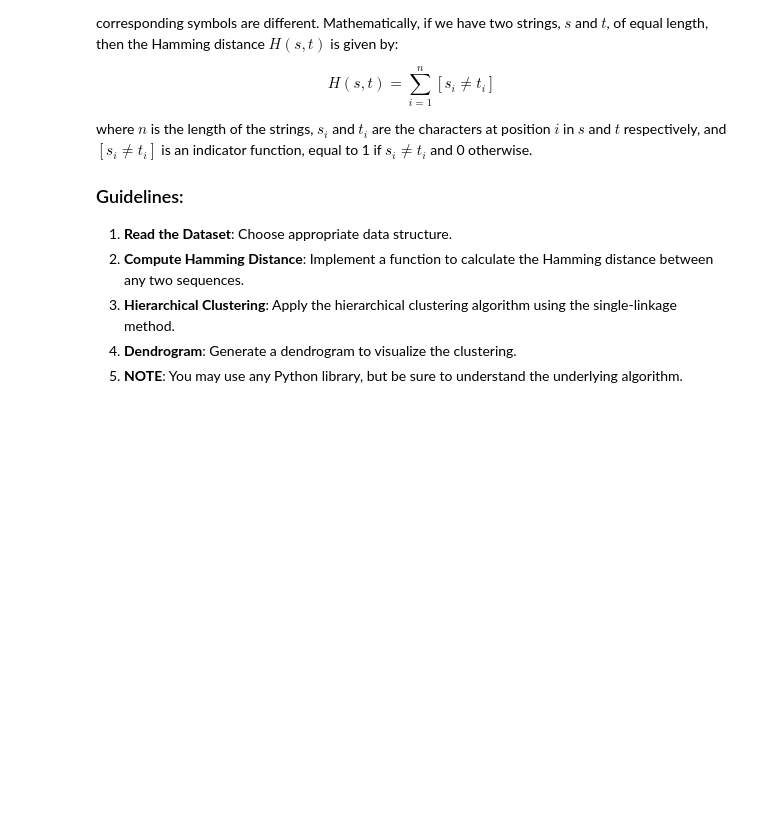
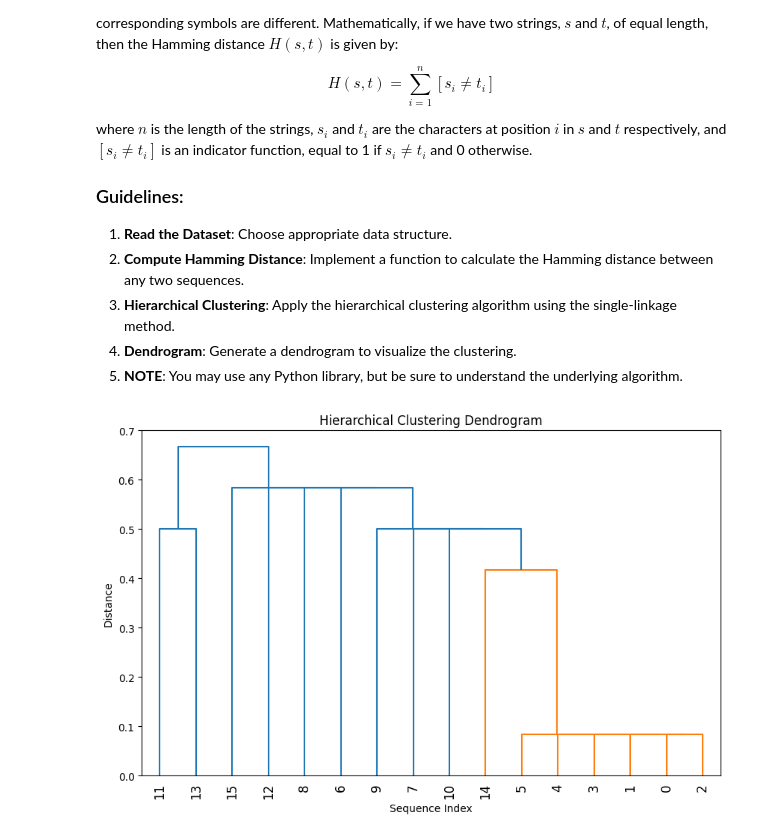
Before and after one commit to hayamaj/cs506, a Jupyter notebook: lecture_06/worksheet_06.ipynb, the cells around one changed output. Drawn from its saved outputs; the diff is of its cells as text; code cells hidden in the pictures; blank space fills up the shorter version.

```diff
--- a/lecture_06/worksheet_06.ipynb
+++ b/lecture_06/worksheet_06.ipynb
@@ -162,0 +147,62 @@ sequences = [
+# %%
+import numpy as np
+from scipy.spatial.distance import hamming, squareform
+from scipy.cluster.hierarchy import dendrogram, linkage
+import matplotlib.pyplot as plt
+
+sequences = [
+    'ACGTGGTCTTAA',
+    'ACGTCGTCTTAC',
+    'ACGTGGTCTTAC',
+    'ACGTAGTCTTAA',
+    'ACGTGGTCTTCC',
+    'ACGTGGTCTTAG',
+    'CTGTTAAATAAG',
+    'GGTTAGAACACG',
+    'AGTGGTTGAAGT',
+    'GGCTTACACCCT',
+    'AGATTGTCCACT',
+    'CATGCGGTCAAC',
+    'ATATATCATAGC',
+    'TTTGCGGTTGGA',
+    'GAATGGTCAGAA',
+    'GTGATGCTGTCT'
+]
+
+# Compute Hamming Distance
+def hamming_distance(seq1, seq2):
+    return hamming(list(seq1), list(seq2))
+
+# Hierarchical Clustering
+def hierarchical_clustering(sequences):
+    num_sequences = len(sequences)
+    distances = np.zeros((num_sequences, num_sequences))
+
+    # Compute distances
+    for i in range(num_sequences):
+        for j in range(i + 1, num_sequences):
+            distances[i, j] = hamming_distance(sequences[i], sequences[j])
+            distances[j, i] = distances[i, j]
+
+    # Apply hierarchical clustering using single-linkage method
+    condensed_distances = squareform(distances)
+    linkage_matrix = linkage(condensed_distances, method='single')
+
+    return linkage_matrix
+
+# Dendrogram
+def plot_dendrogram(linkage_matrix, labels=None):
+    plt.figure(figsize=(10, 6))
+    dendrogram(linkage_matrix, labels=labels, leaf_rotation=90)
+    plt.title('Hierarchical Clustering Dendrogram')
+    plt.xlabel('Sequence Index')
+    plt.ylabel('Distance')
+    plt.show()
+
+# Perform hierarchical clustering
+linkage_matrix = hierarchical_clustering(sequences)
+
+# Plot dendrogram
+plot_dendrogram(linkage_matrix, labels=np.arange(len(sequences)))
+# %% [output]
+[figure, added]
```
Also changed, not shown: parts of 16 cells of this notebook.
